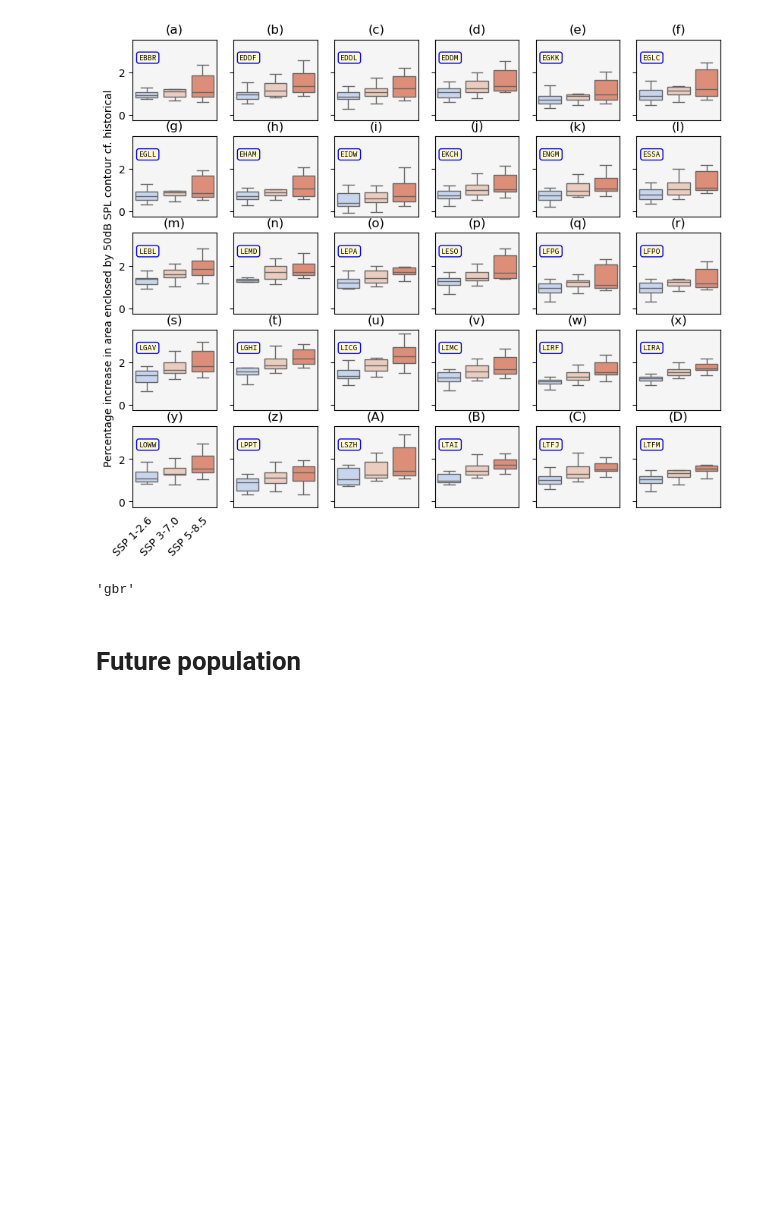
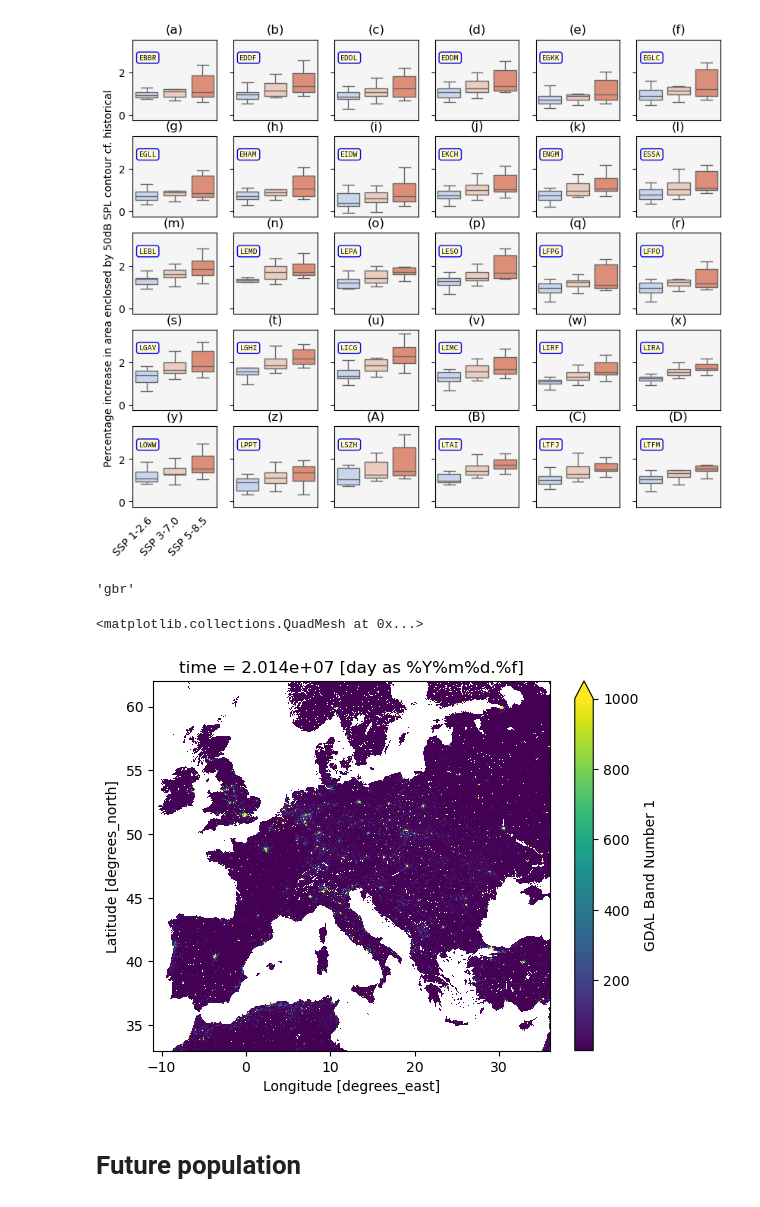
Before and after one commit to jonnyhtw/noyse, a Jupyter notebook: noyse.ipynb, the cells around one changed output. Cells and saved outputs as stored; diff of their text form; code cells hidden in the pictures; blank space fills up the shorter version.

Commit message:
2014 population plot illustration.

```diff
--- a/noyse.ipynb
+++ b/noyse.ipynb
@@ -1578,6 +1589,14 @@ for idy, _file in enumerate(range(len(files))):
 #     plt.suptitle(str(periods[idy]))
 
 # plt.show();
+# %%
+ds = xr.open_dataarray(
+    "../noise/worldpop_future/2635_worldpop_SSP1-RCP2.6_2014-01-01_2014-12-31_1year_mean.nc"
+)
+ds.plot(vmax=1e3)
+# %% [output]
+<matplotlib.collections.QuadMesh at 0x...>
+[figure, added]
 # %% [markdown]
 # Future population
 # %%
```
Also changed, not shown: parts of 3 cells of this notebook.
